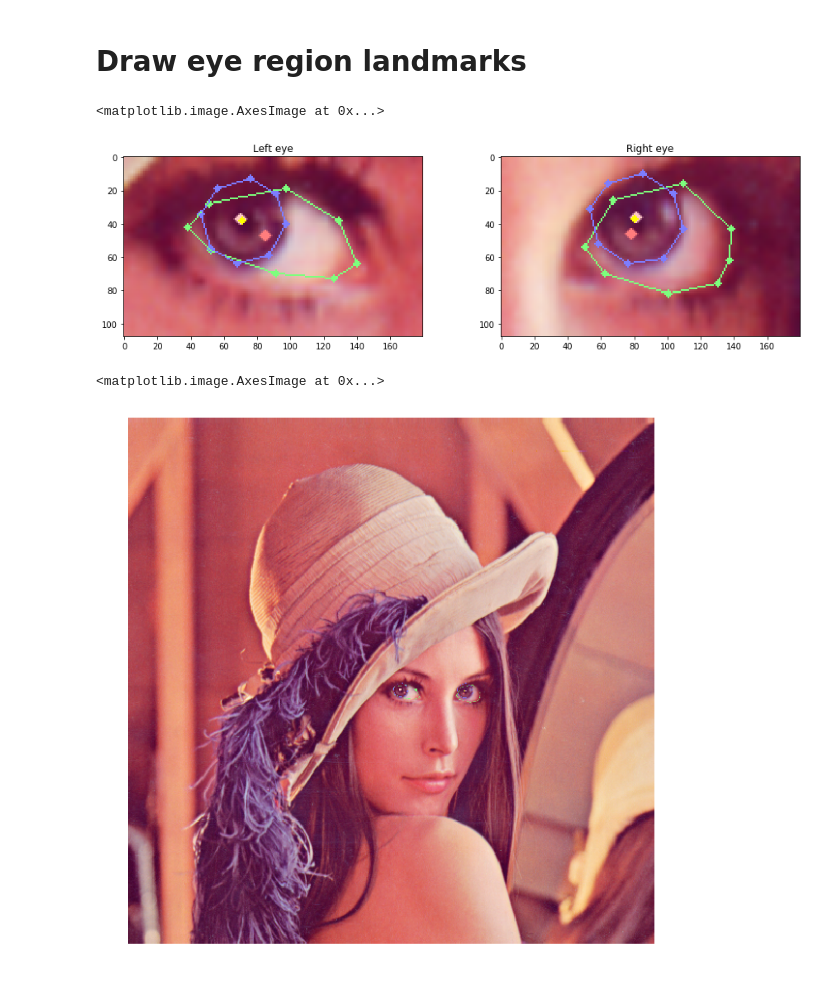
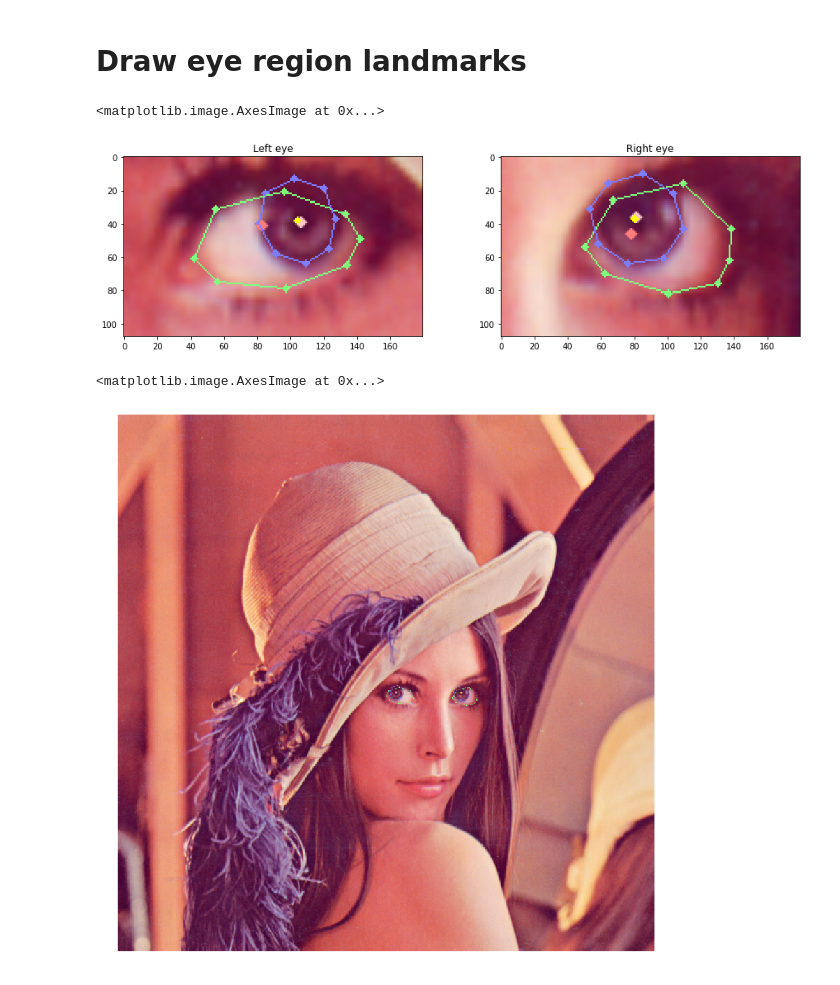
Before and after one commit to ReproLight/GazeML, a Jupyter notebook: src/GazeML_keras.ipynb, the cells around one changed output. Cells and saved outputs as stored; diff of their text form; code cells hidden in the pictures.

Commit message:
flip left eye image to improve eye landmark detection

```diff
--- a/src/GazeML_keras.ipynb
+++ b/src/GazeML_keras.ipynb
@@ -121,7 +127,7 @@ left_eye_im = input_img[
     int(left_eye_xy[1]-eye_bbox_h//2):int(left_eye_xy[1]+eye_bbox_h//2),
     int(left_eye_xy[0]-eye_bbox_w//2):int(left_eye_xy[0]+eye_bbox_w//2), :]
 # Flip left eye for iris detection
-# left_eye_im = left_eye_im[:,::-1,:]
+left_eye_im = left_eye_im[:,::-1,:]
 right_eye_im = input_img[
     int(right_eye_xy[1]-eye_bbox_h//2):int(right_eye_xy[1]+eye_bbox_h//2),
     int(right_eye_xy[0]-eye_bbox_w//2):int(right_eye_xy[0]+eye_bbox_w//2), :]
@@ -251,25 +260,25 @@ result_right = draw_pupil(right_eye_im, inp_right, lms_right)
 plt.imshow(result_right)
 # %% [output]
 <matplotlib.image.AxesImage at 0x...>
-[figure, old version]
+[figure, new version]
 # %%
 draw2 = input_img.copy()
 
 slice_h = slice(int(left_eye_xy[1]-eye_bbox_h//2), int(left_eye_xy[1]+eye_bbox_h//2))
 slice_w = slice(int(left_eye_xy[0]-eye_bbox_w//2), int(left_eye_xy[0]+eye_bbox_w//2))
 im_shape = left_eye_im.shape[::-1]
 
-draw2[slice_h, slice_w, :] = cv2.resize(result_left, im_shape[1:])
+draw2[slice_h, slice_w, :] = cv2.resize(result_left[:,::-1,:], im_shape[1:])
 
 slice_h = slice(int(right_eye_xy[1]-eye_bbox_h//2), int(right_eye_xy[1]+eye_bbox_h//2))
 slice_w = slice(int(right_eye_xy[0]-eye_bbox_w//2), int(right_eye_xy[0]+eye_bbox_w//2))
 im_shape = right_eye_im.shape[::-1]
 
 draw2[slice_h, slice_w, :] = cv2.resize(result_right, im_shape[1:])
 
-plt.figure(figsize=(10,10))
+plt.figure(figsize=(15,15))
 plt.axis('off')
 plt.imshow(draw2)
 # %% [output]
 <matplotlib.image.AxesImage at 0x...>
-[figure, old version]
+[figure, new version]
```
Also changed, not shown: parts of 7 cells of this notebook.
